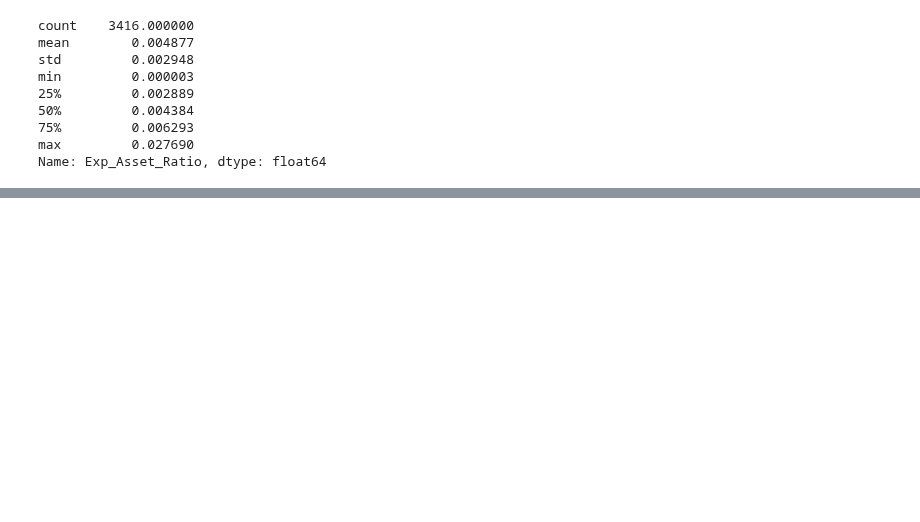
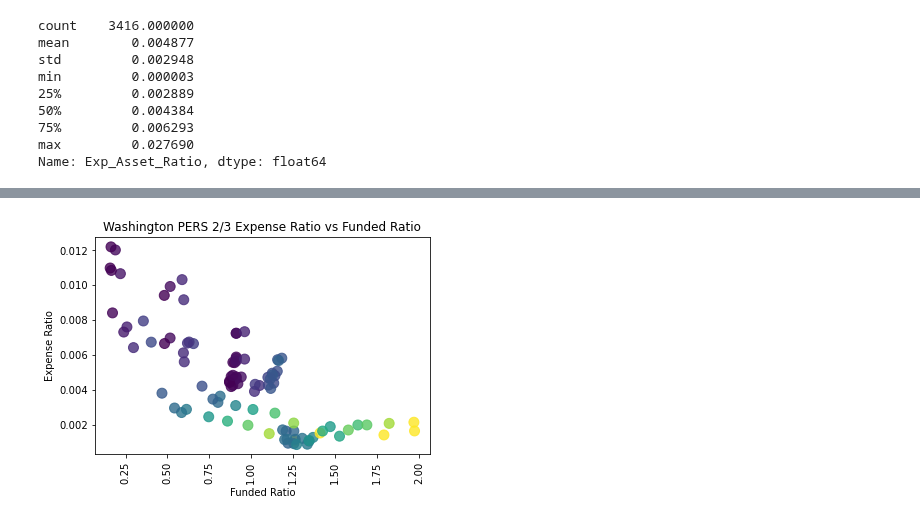
Before and after one commit to DeltaDeutsch/PPD-Group-Project, a Jupyter notebook: PPD Group Costs Fees.ipynb, the cells around one changed output, grey strips where cells are left out. Cells and saved outputs as stored; diff of their text form; code cells hidden in the pictures; blank space fills up the shorter version.

```diff
--- a/PPD Group Costs Fees.ipynb
+++ b/PPD Group Costs Fees.ipynb
@@ -190,0 +183,15 @@ for plans in focus_plans_list:
+# %%
+for plans in least_improved_list:
+    plan_x=plan_income_funded_data_df[plan_income_funded_data_df["ppd_id"]==plans]
+    plan_x_exprat=plan_x["Exp_Asset_Ratio"]
+    plan_x_fundrat=plan_x["ActFundedRatio_GASB"]
+    plan_x_fy=plan_x["fy"]
+    plan_x_name=plan_data_df.loc[plan_data_df['ppd_id'] == plans, 'PlanName'].iloc[0]
+    plt.title(f'{plan_x_name} Expense Ratio vs Funded Ratio')
+    plt.xlabel("Funded Ratio")
+    plt.ylabel("Expense Ratio")
+    plt.scatter(plan_x_fundrat,plan_x_exprat,c=plan_x_fundrat,s=100,alpha=.8)
+    plt.xticks(rotation=90)
+    plt.show
+# %% [output]
+[figure, added]
```
Also changed, not shown: parts of 4 cells of this notebook, 1 other file.
